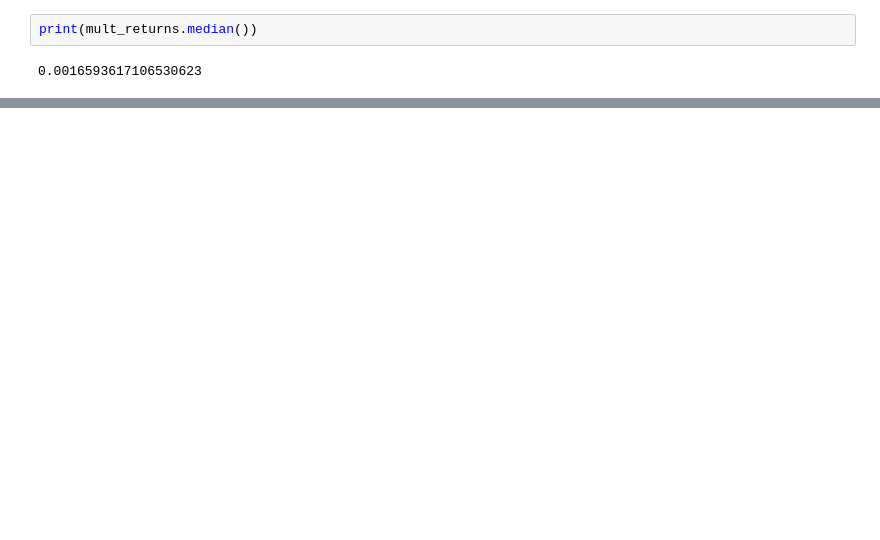
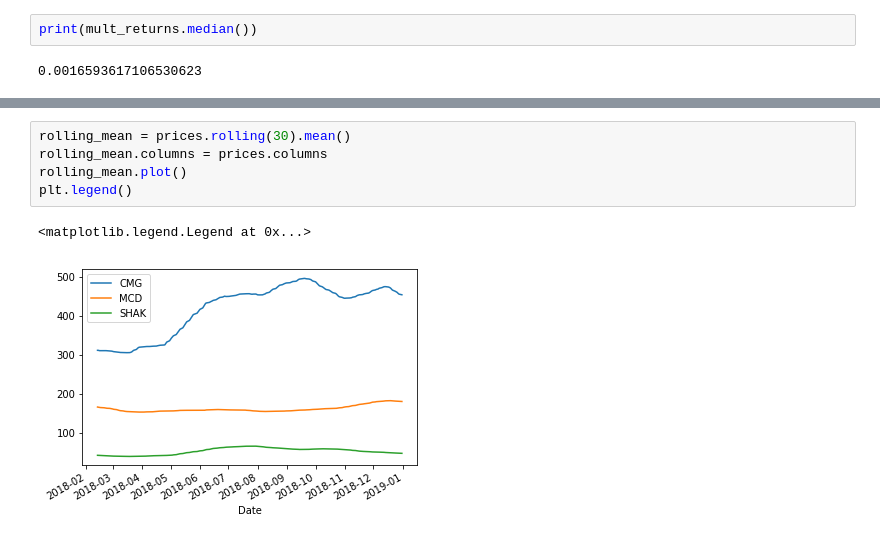
Before and after one commit to sidratulmontaha/python-practice, a Jupyter notebook: L4_pandas.ipynb, the cells around one changed output, grey strips where cells are left out. Drawn from its saved outputs; the diff is of its cells as text; blank space fills up the shorter version.

```diff
--- a/L4_pandas.ipynb
+++ b/L4_pandas.ipynb
@@ -371,0 +576,8 @@ print(mult_returns.median())
+# %%
+rolling_mean = prices.rolling(30).mean()
+rolling_mean.columns = prices.columns
+rolling_mean.plot()
+plt.legend()
+# %% [output]
+<matplotlib.legend.Legend at 0x...>
+[figure, added]
```
Also changed, not shown: parts of 32 cells of this notebook.
